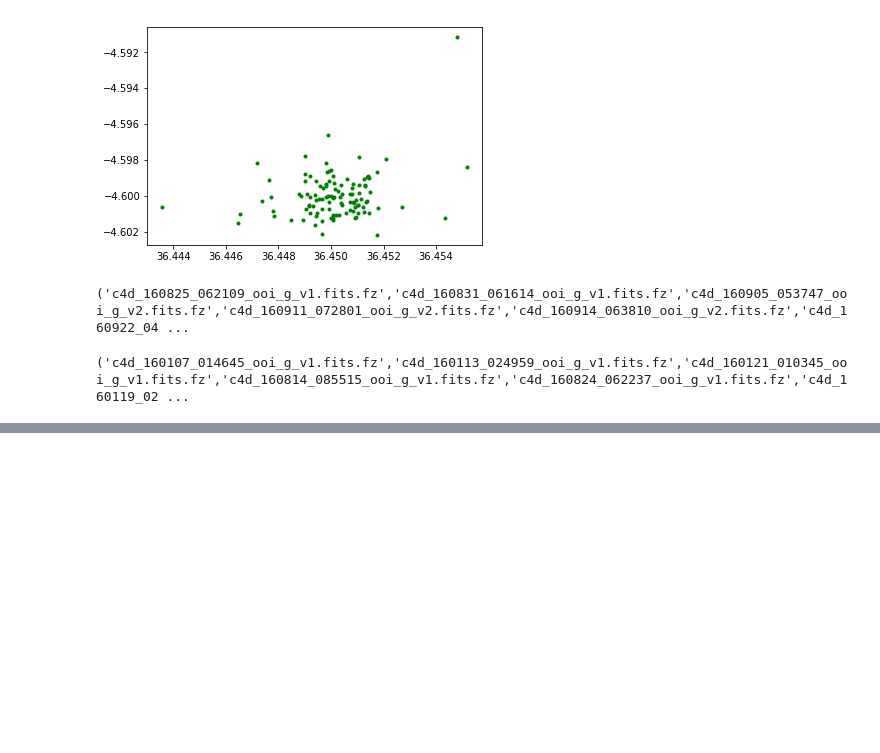
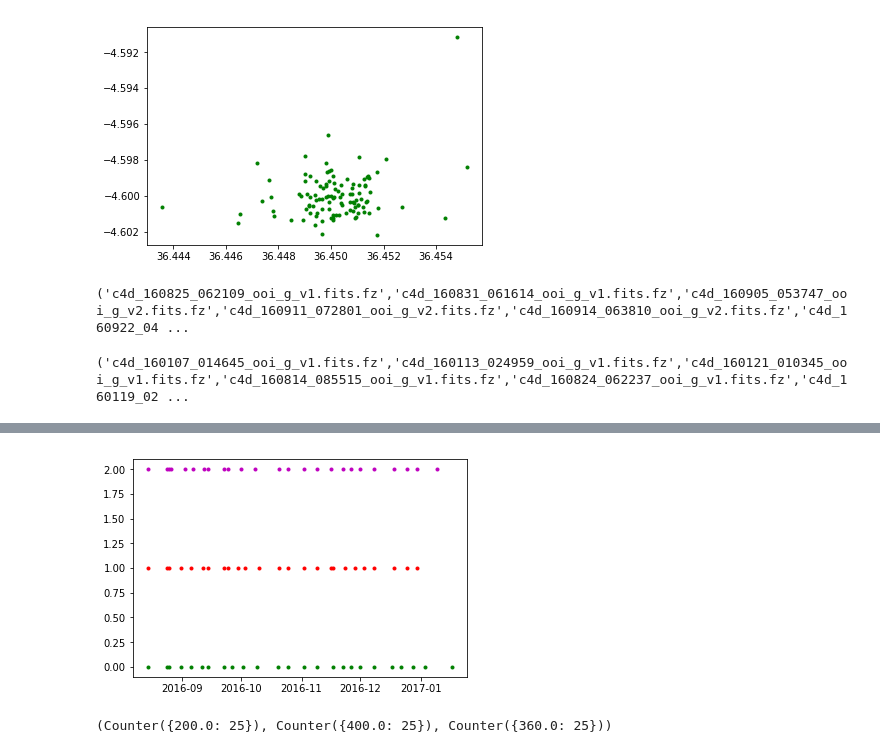
Before and after one commit to dstndstn/detection-paper, a Jupyter notebook: decam.ipynb, the cells around one changed output, grey strips where cells are left out. Drawn from its saved outputs; the diff is of its cells as text; code cells hidden in the pictures; blank space fills up the shorter version.

```diff
--- a/decam.ipynb
+++ b/decam.ipynb
@@ -222,0 +280,14 @@ print('(' + ','.join("'%s'" % d for d in files) + ')')
+# %%
+EG = T[E][T.filter[E] == 'g   ']
+ER = T[E][T.filter[E] == 'r   ']
+EI = T[E][T.filter[E] == 'i   ']
+# %%
+plt.plot([mjdtodate(m) for m in EG.mjd_obs], [0]*len(EG), 'g.')
+plt.plot([mjdtodate(m) for m in ER.mjd_obs], [1]*len(ER), 'r.')
+plt.plot([mjdtodate(m) for m in EI.mjd_obs], [2]*len(EI), 'm.');
+# %% [output]
+[figure, added]
+# %%
+Counter(EG.exptime), Counter(ER.exptime), Counter(EI.exptime)
+# %% [output]
+(Counter({200.0: 25}), Counter({400.0: 25}), Counter({360.0: 25}))
```
Also changed, not shown: parts of 16 cells of this notebook, 12 other files.
